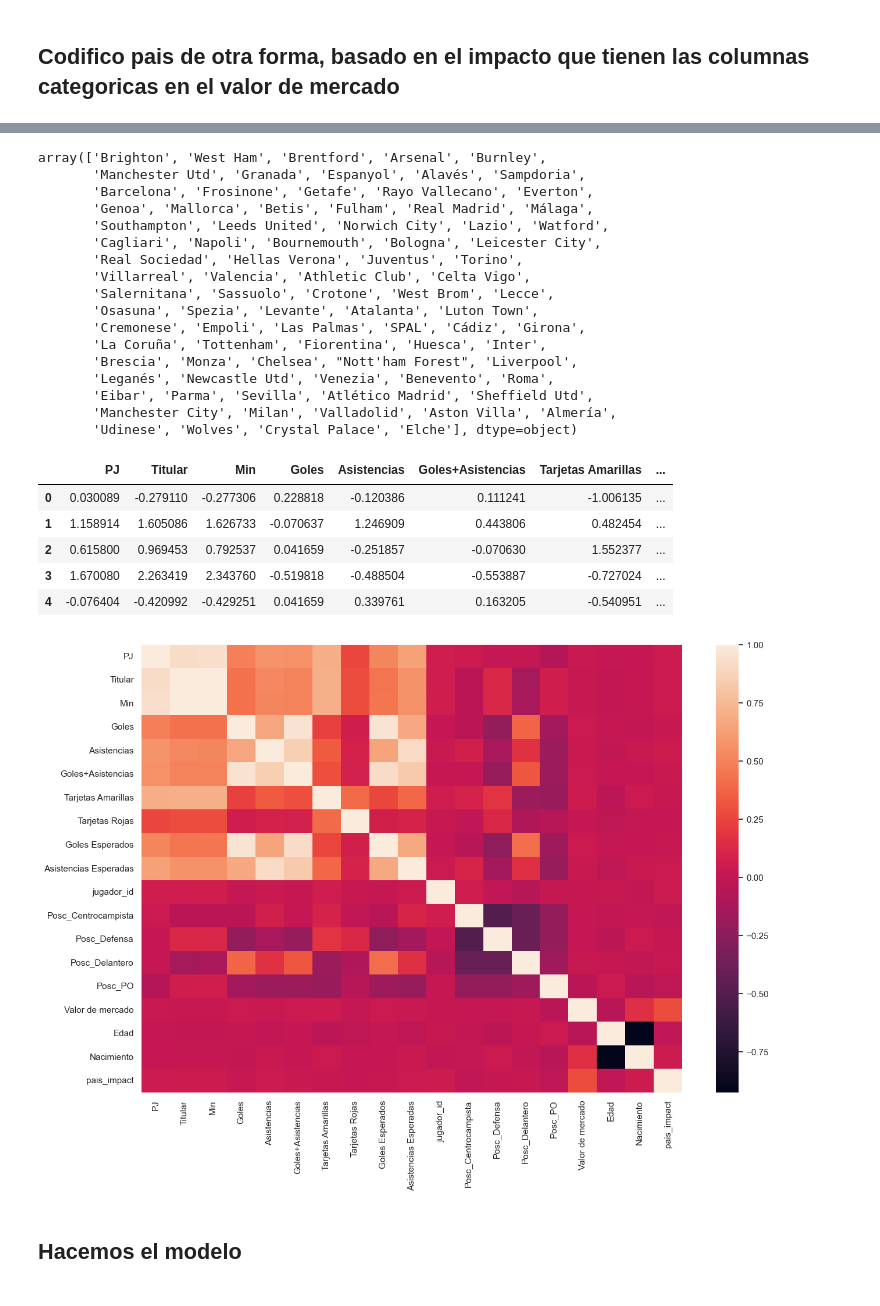
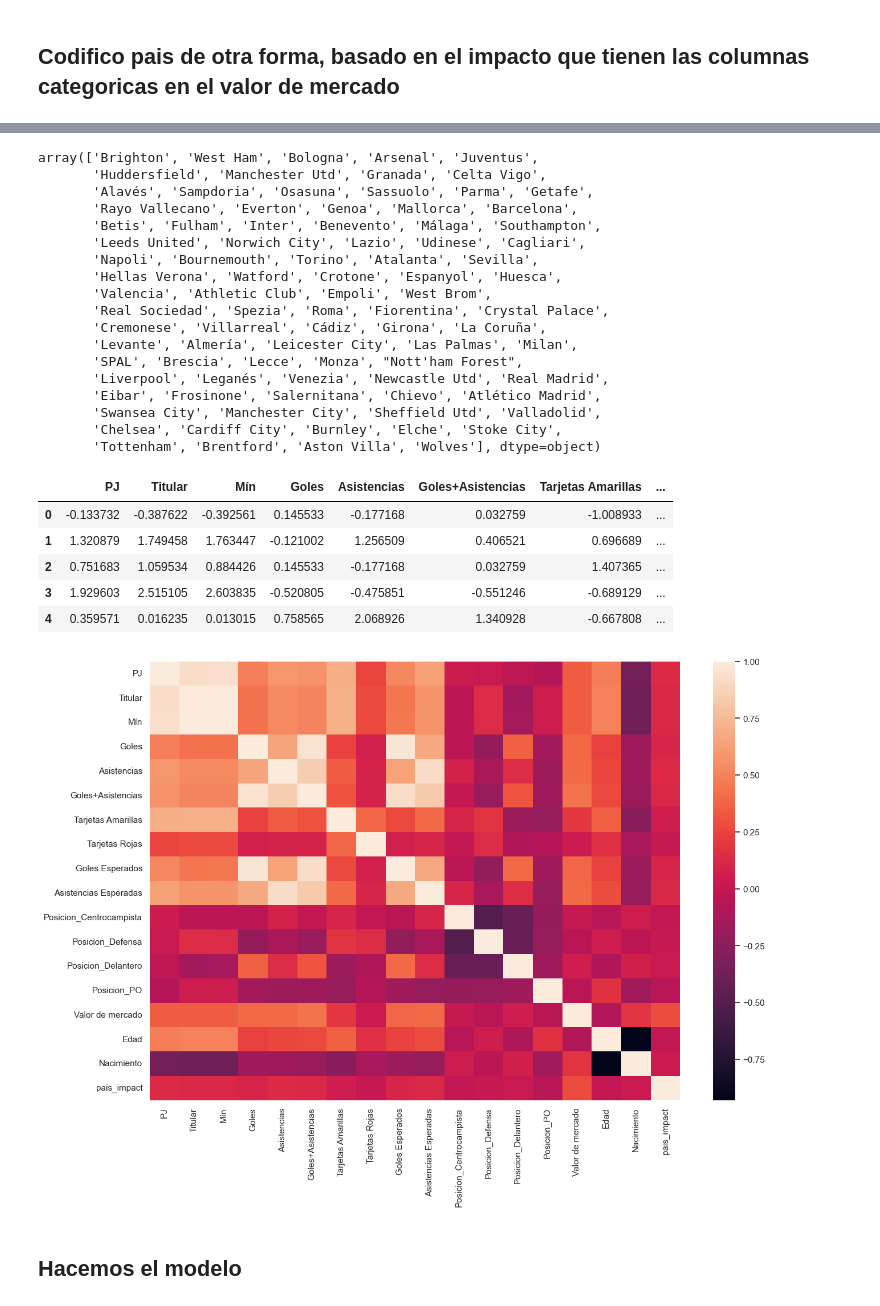
Before and after one commit to Matimengot/Proyecto-Final, a Jupyter notebook: machine learning/main.ipynb, the cells around one changed output, grey strips where cells are left out. Saved outputs shown, nothing was run; the diff lists cells and outputs as text; code cells hidden in the pictures.

```diff
--- a/machine learning/main.ipynb
+++ b/machine learning/main.ipynb
@@ -14,7 +14,7 @@ from sklearn.model_selection import train_test_split as tts
 # %% [markdown]
 # Datos
 # %%
-train = pd.read_csv('../csv/csv_limpios/train.csv')
+train = pd.read_csv('../csv/csv_limpios/tabla_completa_lp.csv')
 # %%
 train.head()
 # %% [output]
@@ -44,2 +28,0 @@ def valor_mercado(value):
-# %%
-train['Valor de mercado'] = train['Valor de mercado'].apply(valor_mercado)
@@ -78,6 +29,3 @@ train[train['Valor de mercado'] == 0.0]
-# %%
-# Elimino los valores de mercado igual a 0
-train = train[train['Valor de mercado'] != 0.0]
 # %%
 # Elimino la columna jugadores ya que solo importan sus estadisticas
 train.drop(['Jugador'], axis=1, inplace=True)
@@ -98,4 +46,4 @@ train.head()
 #### Hago encode en las columnas categoricas
 # %%
 categoricas_enc = train.select_dtypes(include=['object']).columns
-categoricas_enc = categoricas_enc.drop(['Pais','Equipo'])
+categoricas_enc = categoricas_enc.drop(['Pais','Equipo','Temporada'])
@@ -167,23 +119,24 @@ train_final.head()
 # Veo cuales son todos los equipos de mi dataframe
 train['Equipo'].unique()
 # %% [output]
-array(['Brighton', 'West Ham', 'Brentford', 'Arsenal', 'Burnley',
-       'Manchester Utd', 'Granada', 'Espanyol', 'Alavés', 'Sampdoria',
-       'Barcelona', 'Frosinone', 'Getafe', 'Rayo Vallecano', 'Everton',
-       'Genoa', 'Mallorca', 'Betis', 'Fulham', 'Real Madrid', 'Málaga',
-       'Southampton', 'Leeds United', 'Norwich City', 'Lazio', 'Watford',
-       'Cagliari', 'Napoli', 'Bournemouth', 'Bologna', 'Leicester City',
-       'Real Sociedad', 'Hellas Verona', 'Juventus', 'Torino',
-       'Villarreal', 'Valencia', 'Athletic Club', 'Celta Vigo',
-       'Salernitana', 'Sassuolo', 'Crotone', 'West Brom', 'Lecce',
-       'Osasuna', 'Spezia', 'Levante', 'Atalanta', 'Luton Town',
-       'Cremonese', 'Empoli', 'Las Palmas', 'SPAL', 'Cádiz', 'Girona',
-       'La Coruña', 'Tottenham', 'Fiorentina', 'Huesca', 'Inter',
-       'Brescia', 'Monza', 'Chelsea', "Nott'ham Forest", 'Liverpool',
-       'Leganés', 'Newcastle Utd', 'Venezia', 'Benevento', 'Roma',
-       'Eibar', 'Parma', 'Sevilla', 'Atlético Madrid', 'Sheffield Utd',
-       'Manchester City', 'Milan', 'Valladolid', 'Aston Villa', 'Almería',
-       'Udinese', 'Wolves', 'Crystal Palace', 'Elche'], dtype=object)
+array(['Brighton', 'West Ham', 'Bologna', 'Arsenal', 'Juventus',
+       'Huddersfield', 'Manchester Utd', 'Granada', 'Celta Vigo',
+       'Alavés', 'Sampdoria', 'Osasuna', 'Sassuolo', 'Parma', 'Getafe',
+       'Rayo Vallecano', 'Everton', 'Genoa', 'Mallorca', 'Barcelona',
+       'Betis', 'Fulham', 'Inter', 'Benevento', 'Málaga', 'Southampton',
+       'Leeds United', 'Norwich City', 'Lazio', 'Udinese', 'Cagliari',
+       'Napoli', 'Bournemouth', 'Torino', 'Atalanta', 'Sevilla',
+       'Hellas Verona', 'Watford', 'Crotone', 'Espanyol', 'Huesca',
+       'Valencia', 'Athletic Club', 'Empoli', 'West Brom',
+       'Real Sociedad', 'Spezia', 'Roma', 'Fiorentina', 'Crystal Palace',
+       'Cremonese', 'Villarreal', 'Cádiz', 'Girona', 'La Coruña',
+       'Levante', 'Almería', 'Leicester City', 'Las Palmas', 'Milan',
+       'SPAL', 'Brescia', 'Lecce', 'Monza', "Nott'ham Forest",
+       'Liverpool', 'Leganés', 'Venezia', 'Newcastle Utd', 'Real Madrid',
+       'Eibar', 'Frosinone', 'Salernitana', 'Chievo', 'Atlético Madrid',
+       'Swansea City', 'Manchester City', 'Sheffield Utd', 'Valladolid',
+       'Chelsea', 'Cardiff City', 'Burnley', 'Elche', 'Stoke City',
+       'Tottenham', 'Brentford', 'Aston Villa', 'Wolves'], dtype=object)
 # %%
 #Clasifico los equipos segun su peso ya que todo equipo tiene una historia distinta que conlleva a un valor de mercado
 equipos_grandes = [
@@ -212,27 +165,27 @@ train_final['equipo_impact'] = train['Equipo'].apply(clasificar_equipo)
 # %%
 train_final.head()
 # %% [output]
-|  | PJ | Titular | Min | Goles | Asistencias | Goles+Asistencias | Tarjetas Amarillas | ... |
-| 0 | 0.030089 | -0.279110 | -0.277306 | 0.228818 | -0.120386 | 0.111241 | -1.006135 | ... |
-| 1 | 1.158914 | 1.605086 | 1.626733 | -0.070637 | 1.246909 | 0.443806 | 0.482454 | ... |
-| 2 | 0.615800 | 0.969453 | 0.792537 | 0.041659 | -0.251857 | -0.070630 | 1.552377 | ... |
-| 3 | 1.670080 | 2.263419 | 2.343760 | -0.519818 | -0.488504 | -0.553887 | -0.727024 | ... |
-| 4 | -0.076404 | -0.420992 | -0.429251 | 0.041659 | 0.339761 | 0.163205 | -0.540951 | ... |
+|  | PJ | Titular | Mín | Goles | Asistencias | Goles+Asistencias | Tarjetas Amarillas | ... |
+| 0 | -0.133732 | -0.387622 | -0.392561 | 0.145533 | -0.177168 | 0.032759 | -1.008933 | ... |
+| 1 | 1.320879 | 1.749458 | 1.763447 | -0.121002 | 1.256509 | 0.406521 | 0.696689 | ... |
+| 2 | 0.751683 | 1.059534 | 0.884426 | 0.145533 | -0.177168 | 0.032759 | 1.407365 | ... |
+| 3 | 1.929603 | 2.515105 | 2.603835 | -0.520805 | -0.475851 | -0.551246 | -0.689129 | ... |
+| 4 | 0.359571 | 0.016235 | 0.013015 | 0.758565 | 2.068926 | 1.340928 | -0.667808 | ... |
 # %%
 # ahora que todo nuestro dataframe es numerico, hacemos un heatmap para ver la correlacion
 
 plt.figure(figsize=(15, 10))   # 150x100 pixeles
 
 sns.set(style='white')    # estilo blanco
 
 mask=np.triu(np.ones_like(train_final.corr(), dtype=bool))    # mascara para tapar lo de arriba
 
-cmap=sns.diverging_palette(0, 10, as_cmap=True)   # paleta de  colores
+cmap=sns.diverging_palette(0, 11, as_cmap=True)   # paleta de  colores
 
 
 sns.heatmap(train_final.corr());
 # %% [output]
-[figure, old version]
+[figure, new version]
 # %% [markdown]
 ## Hacemos el modelo
 # %%
```
Also changed, not shown: parts of 12 cells of this notebook, 1 other file.
